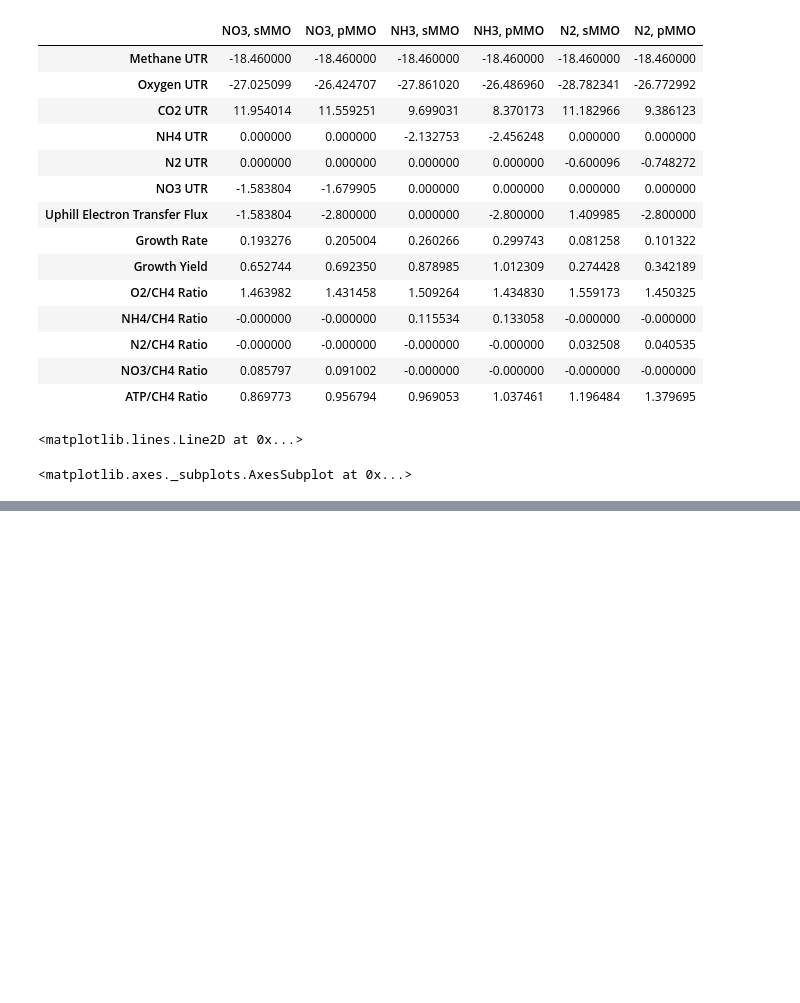
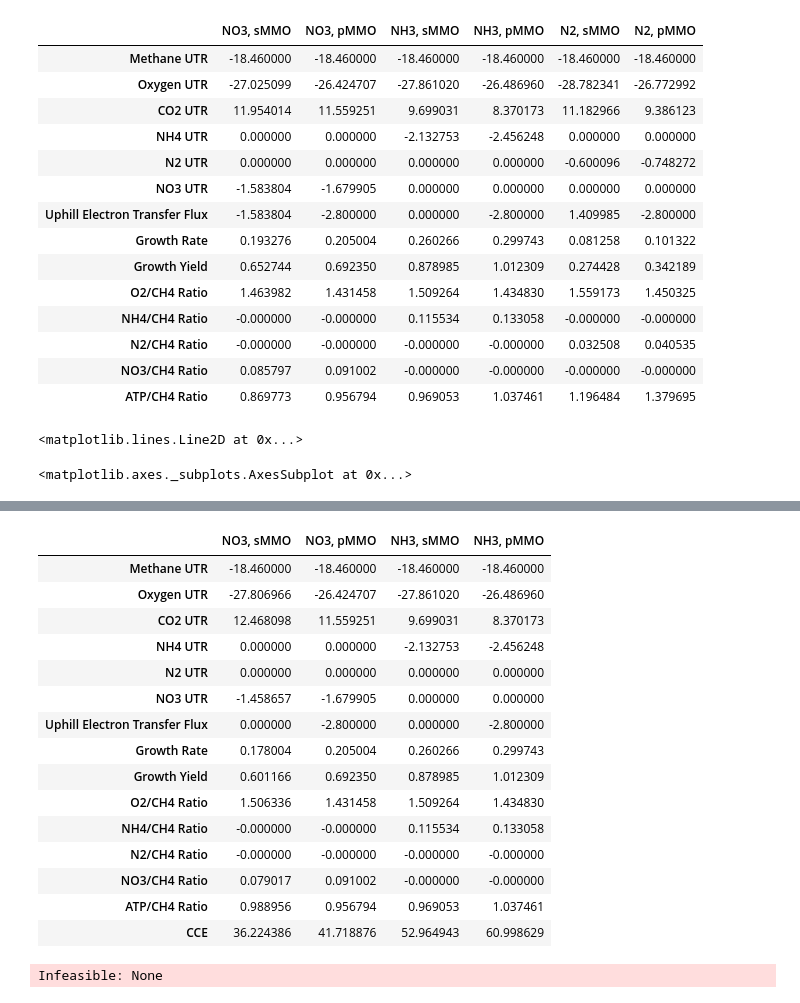
Before and after one commit to ChristianLieven/memote-m-capsulatus, a Jupyter notebook: ComplementaryScripts/Model 15 Calculations.ipynb, the cells around one changed output, grey strips where cells are left out. Drawn from its saved outputs; the diff is of its cells as text; code cells hidden in the pictures; blank space fills up the shorter version.

```diff
--- a/ComplementaryScripts/Model 15 Calculations.ipynb
+++ b/ComplementaryScripts/Model 15 Calculations.ipynb
@@ -551,0 +557,69 @@ df[['NO3, pMMODC','NH4, pMMODC','N2, pMMODC','NH3, pMMO, 1/2*NO2']].loc['O2/CH4
+# %%
+with mcaps:
+    mcaps.reactions.EX_no3_e.bounds = -1000, 0
+    mcaps.reactions.SMMOi.bounds = 0, 1000
+    mcaps.reactions.PMMOipp.bounds = 0, 0
+    mcaps.reactions.GLNS.bounds = 0, 1000
+    mcaps.reactions.ALAD_L.bounds = 0, 0
+    mcaps.reactions.CYOR_q8ppi.bounds = 0, 1000
+    solution = pfba(mcaps)
+
+df2 = df_record(solution, df2, 'NO3, sMMO')
+# %%
+with mcaps:
+    mcaps.reactions.EX_no3_e.bounds = -1000, 0
+    mcaps.reactions.GLNS.bounds = 0, 1000
+    mcaps.reactions.ALAD_L.bounds = 0, 0
+    solution = pfba(mcaps)
+
+df2 = df_record(solution, df2, 'NO3, pMMO')
+# %%
+with mcaps:
+    mcaps.reactions.EX_nh4_e.bounds = -1000, 0
+    mcaps.reactions.SMMOi.bounds = 0, 1000
+    mcaps.reactions.PMMOipp.bounds = 0, 0
+    mcaps.reactions.GLNS.bounds = 0, 0
+    mcaps.reactions.CYOR_q8ppi.bounds = 0, 1000
+    solution = pfba(mcaps)
+
+df2 = df_record(solution, df2, 'NH3, sMMO')
+# %%
+with mcaps:
+    mcaps.reactions.EX_nh4_e.bounds = -1000, 0
+    mcaps.reactions.GLNS.bounds = 0, 0
+    solution = pfba(mcaps)
+
+df2 = df_record(solution, df2, 'NH3, pMMO')
+# %%
+df2
+# %% [output]
+|  | NO3, sMMO | NO3, pMMO | NH3, sMMO | NH3, pMMO |
+| Methane UTR | -18.460000 | -18.460000 | -18.460000 | -18.460000 |
+| Oxygen UTR | -27.806966 | -26.424707 | -27.861020 | -26.486960 |
+| CO2 UTR | 12.468098 | 11.559251 | 9.699031 | 8.370173 |
+| NH4 UTR | 0.000000 | 0.000000 | -2.132753 | -2.456248 |
+| N2 UTR | 0.000000 | 0.000000 | 0.000000 | 0.000000 |
+| NO3 UTR | -1.458657 | -1.679905 | 0.000000 | 0.000000 |
+| Uphill Electron Transfer Flux | 0.000000 | -2.800000 | 0.000000 | -2.800000 |
+| Growth Rate | 0.178004 | 0.205004 | 0.260266 | 0.299743 |
+| Growth Yield | 0.601166 | 0.692350 | 0.878985 | 1.012309 |
+| O2/CH4 Ratio | 1.506336 | 1.431458 | 1.509264 | 1.434830 |
+| NH4/CH4 Ratio | -0.000000 | -0.000000 | 0.115534 | 0.133058 |
+| N2/CH4 Ratio | -0.000000 | -0.000000 | -0.000000 | -0.000000 |
+| NO3/CH4 Ratio | 0.079017 | 0.091002 | -0.000000 | -0.000000 |
+| ATP/CH4 Ratio | 0.988956 | 0.956794 | 0.969053 | 1.037461 |
+| CCE | 36.224386 | 41.718876 | 52.964943 | 60.998629 |
+# %%
+with mcaps:
+    mcaps.reactions.EX_no3_e.bounds = -1000, 0
+    mcaps.reactions.SMMOi.bounds = 0, 0
+    mcaps.reactions.PMMOipp.bounds = 0, 0
+    mcaps.reactions.GLNS.bounds = 0, 1000
+    mcaps.reactions.ALAD_L.bounds = 0, 0
+    mcaps.reactions.CYOR_q8ppi.bounds = 0, 1000
+    mcaps.add_boundary(mcaps.metabolites.ac_c, lb=-1000)
+    solution = pfba(mcaps)
+
+df2 = df_record(solution, df2, 'NO3, Acetate')
+# %% [output]
+Infeasible: None
```
Also changed, not shown: parts of 17 cells of this notebook, 1 other file.
